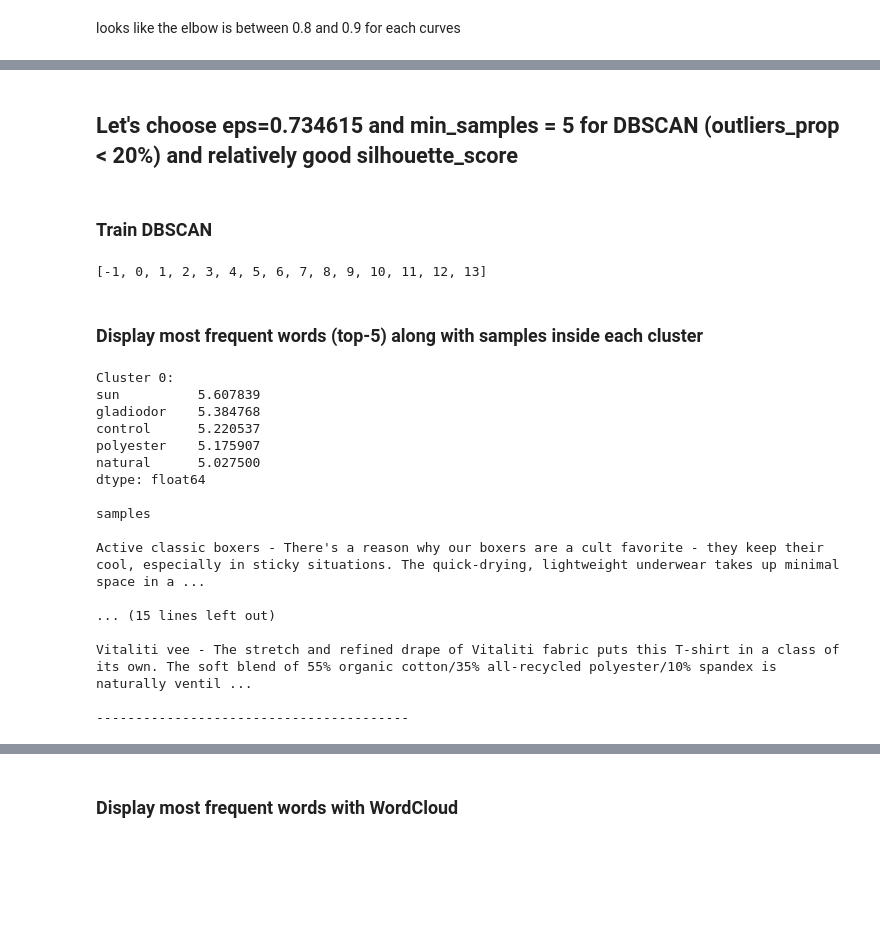
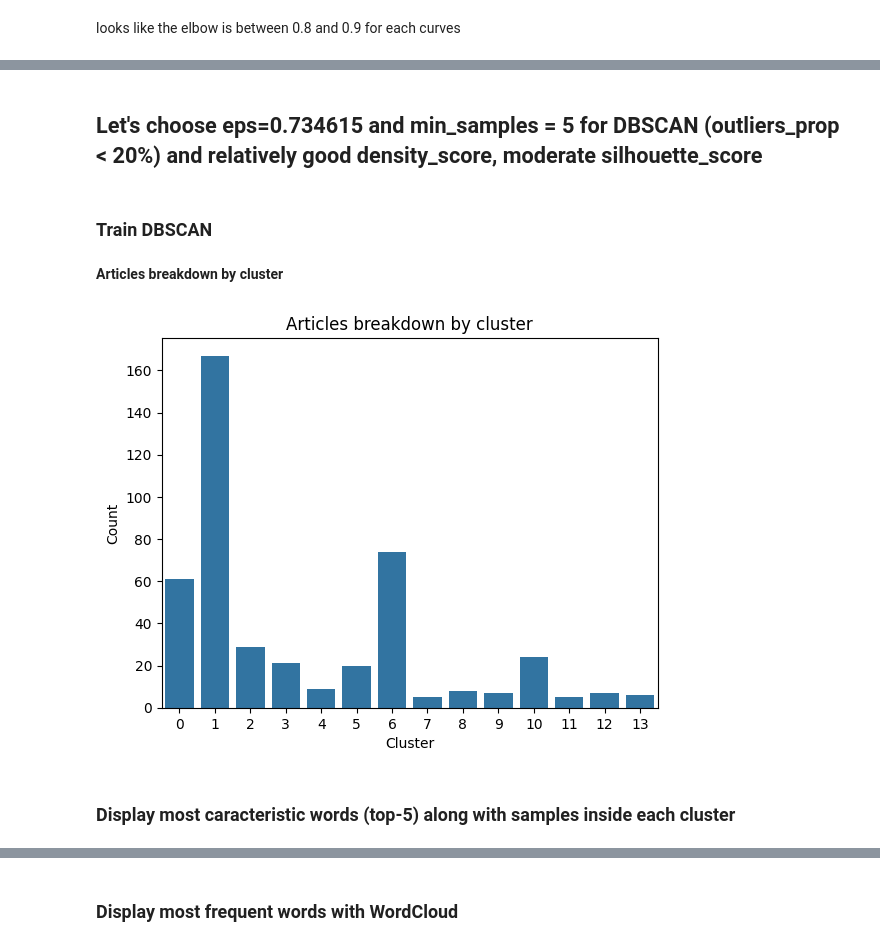
Before and after one commit to pf6511/jedha-dts-ml-unsupervised-thenorthface, a Jupyter notebook: TheNorthFace.ipynb, the cells around one changed output, grey strips where cells are left out. Saved outputs shown, nothing was run; the diff lists cells and outputs as text; code cells hidden in the pictures; blank space fills up the shorter version.

```diff
--- a/TheNorthFace.ipynb
+++ b/TheNorthFace.ipynb
@@ -233,5 +284,5 @@ dbscan_param_dtf.sort_values(by=['cluster_size','outliers_prop', 'silhouette_sco
 # %% [markdown]
-## Let's choose eps=0.734615 and min_samples = 5 for DBSCAN (outliers_prop < 20%) and relatively good silhouette_score ##
+## Let's choose eps=0.734615 and min_samples = 5 for DBSCAN (outliers_prop < 20%) and relatively good density_score, moderate silhouette_score ##
 # %% [markdown]
 ### Train DBSCAN ###
 # %%
@@ -240,58 +291,20 @@ dbscan.fit(X)
 
 labels_values_list = np.unique(dbscan.labels_).tolist()
 labels_values_list
+labels = dbscan.labels_
+data_df["cluster"] = labels
-# %% [output]
-[-1, 0, 1, 2, 3, 4, 5, 6, 7, 8, 9, 10, 11, 12, 13]
+# %% [markdown]
+**Articles breakdown by cluster**
+# %%
+import seaborn as sns
+import matplotlib.pyplot as plt
+
+sns.countplot(x="cluster", data=data_df[data_df["cluster"] != -1])
+plt.title("Articles breakdown by cluster")
+plt.xlabel("Cluster")
+plt.ylabel("Count")
+plt.show()
+# %% [output]
+[figure, added]
 # %% [markdown]
-### Display most frequent words (top-5) along with samples inside each cluster ###
+### Display most caracteristic words (top-5) along with samples inside each cluster ###
-# %%
-labels = dbscan.labels_
-
-# Create a DataFrame with the TF-IDF features for each word (columns) and the corresponding cluster labels -
-tfidf_df = pd.DataFrame(X.toarray(), columns=vectorizer.get_feature_names_out(), index = data_df.index)
-tfidf_df['Cluster'] = labels
-
-
-cluster_word_counts = dict()
-# doc (description) 2-sample for each cluster
-samples_dict = dict()
-for cluster in list(set(labels))[:2]:
-    # we display cluster -1 also
-    # Filter tfidf_df rows that belong to the current cluster
-    cluster_data = tfidf_df[tfidf_df['Cluster'] == cluster]
-    samples = data_df.loc[cluster_data.sample(n=2, random_state=42).index,'description'].tolist()
-    samples_dict[cluster] = samples
-    # for each word in the cluster Sum TF-IDF values for all doc
-    # sum axis = 0 -> Serie indexed by columns (=words/lemna)
-    cluster_tfidf = cluster_data.drop(columns=['Cluster']).sum(axis=0)
-    # Sort words by TF-IDF value in descending order
-    # Store top words by cluster
-    cluster_word_counts[cluster] = cluster_tfidf.sort_values(ascending=False)
-
-for cluster, words in cluster_word_counts.items():
-    print(f"Cluster {cluster}:")
-    print(words.head(5))
-    print()
-    print('samples')
-    for sample in samples_dict[cluster]:
-      print()
-      print(sample)
-    print("\n" + "-"*40 + "\n")
-# %% [output]
-Cluster 0:
-sun          5.607839
-gladiodor    5.384768
-control      5.220537
-polyester    5.175907
-natural      5.027500
-dtype: float64
-
-samples
-
-Active classic boxers - There's a reason why our boxers are a cult favorite - they keep their cool, especially in sticky situations. The quick-drying, lightweight underwear takes up minimal space in a ...
-
-... (15 lines left out)
-
-Vitaliti vee - The stretch and refined drape of Vitaliti fabric puts this T-shirt in a class of its own. The soft blend of 55% organic cotton/35% all-recycled polyester/10% spandex is naturally ventil ...
-
-----------------------------------------
```
Also changed, not shown: parts of 18 cells of this notebook, 1 other file.
